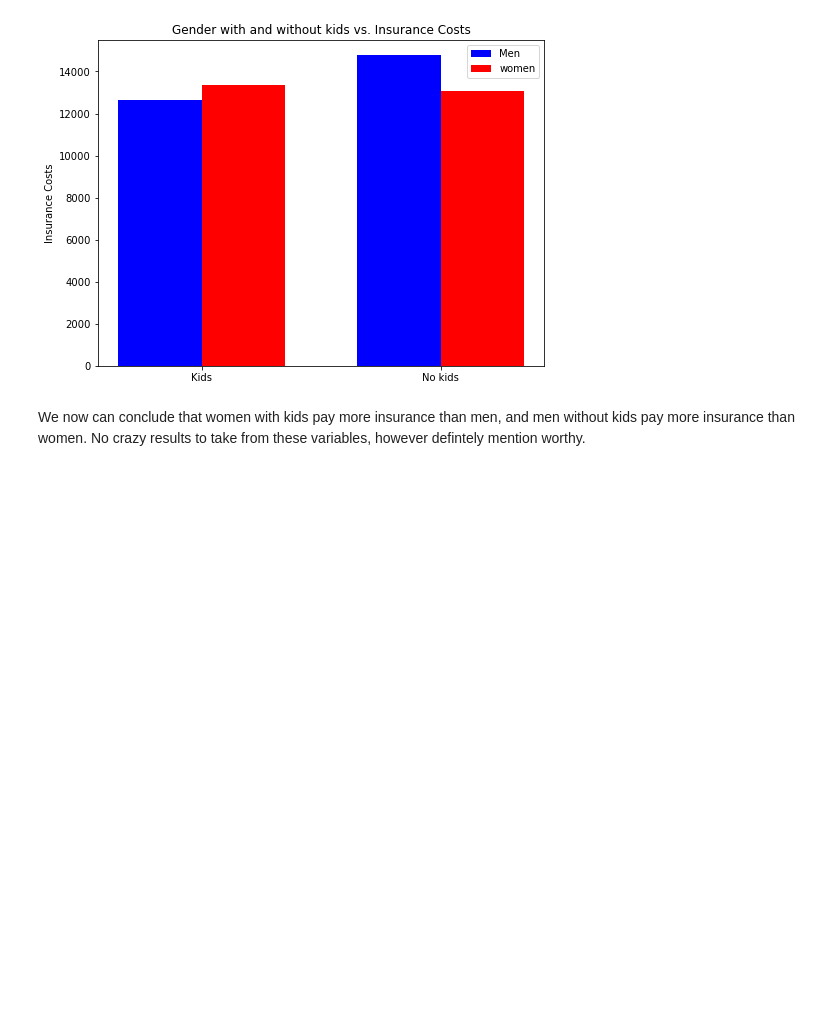
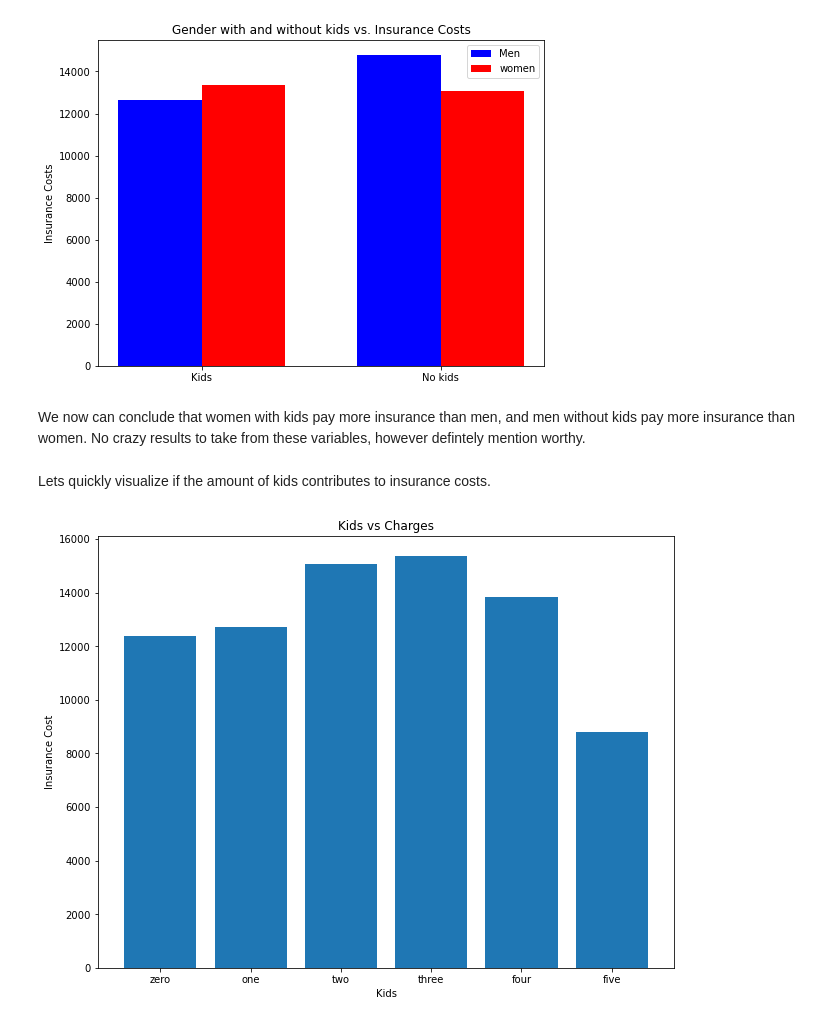
Before and after one commit to lolostheman/Medical-Insurance-Data-Analyst, a Jupyter notebook: us-medical-insurance-costs.ipynb, the cells around one changed output. Saved outputs shown, nothing was run; the diff lists cells and outputs as text; code cells hidden in the pictures; blank space fills up the shorter version.

```diff
--- a/us-medical-insurance-costs.ipynb
+++ b/us-medical-insurance-costs.ipynb
@@ -197,3 +196,40 @@ ax.legend()
 [figure]
 # %% [markdown]
 We now can conclude that women with kids pay more insurance than men, and men without kids pay more insurance than women. No crazy results to take from these variables, however defintely mention worthy.
+# %% [markdown]
+Lets quickly visualize if the amount of kids contributes to insurance costs.
+# %%
+zero_kid_mean =[]
+one_kid_mean = []
+two_kid_mean = []
+three_kid_mean = []
+four_kid_mean = []
+five_kid_mean = []
+
+for i in range(len(kids)):
+    if kids[i] == 0:
+        zero_kid_mean.append(charges[i])
+    if kids[i] == 1:
+        one_kid_mean.append(charges[i])
+    if kids[i] == 2:
+        two_kid_mean.append(charges[i])
+    if kids[i] == 3:
+        three_kid_mean.append(charges[i])
+    if kids[i] == 4:
+        four_kid_mean.append(charges[i])
+    if kids[i] == 5:
+        five_kid_mean.append(charges[i])
+
+average_kids_charges = [np.mean(zero_kid_mean), np.mean(one_kid_mean), np.mean(two_kid_mean), np.mean(three_kid_mean), np.mean(four_kid_mean), np.mean(five_kid_mean)]
+
+
+plt.close()
+fig = plt.figure()
+ax = fig.add_axes([0,0,1,1])
+ax.bar(['zero', 'one', 'two', 'three', 'four', 'five'], average_kids_charges)
+plt.xlabel('Kids')
+plt.ylabel('Insurance Cost')
+plt.title("Kids vs Charges")
+plt.show()
+# %% [output]
+[figure, added]
```
Also changed, not shown: parts of 11 cells of this notebook.
